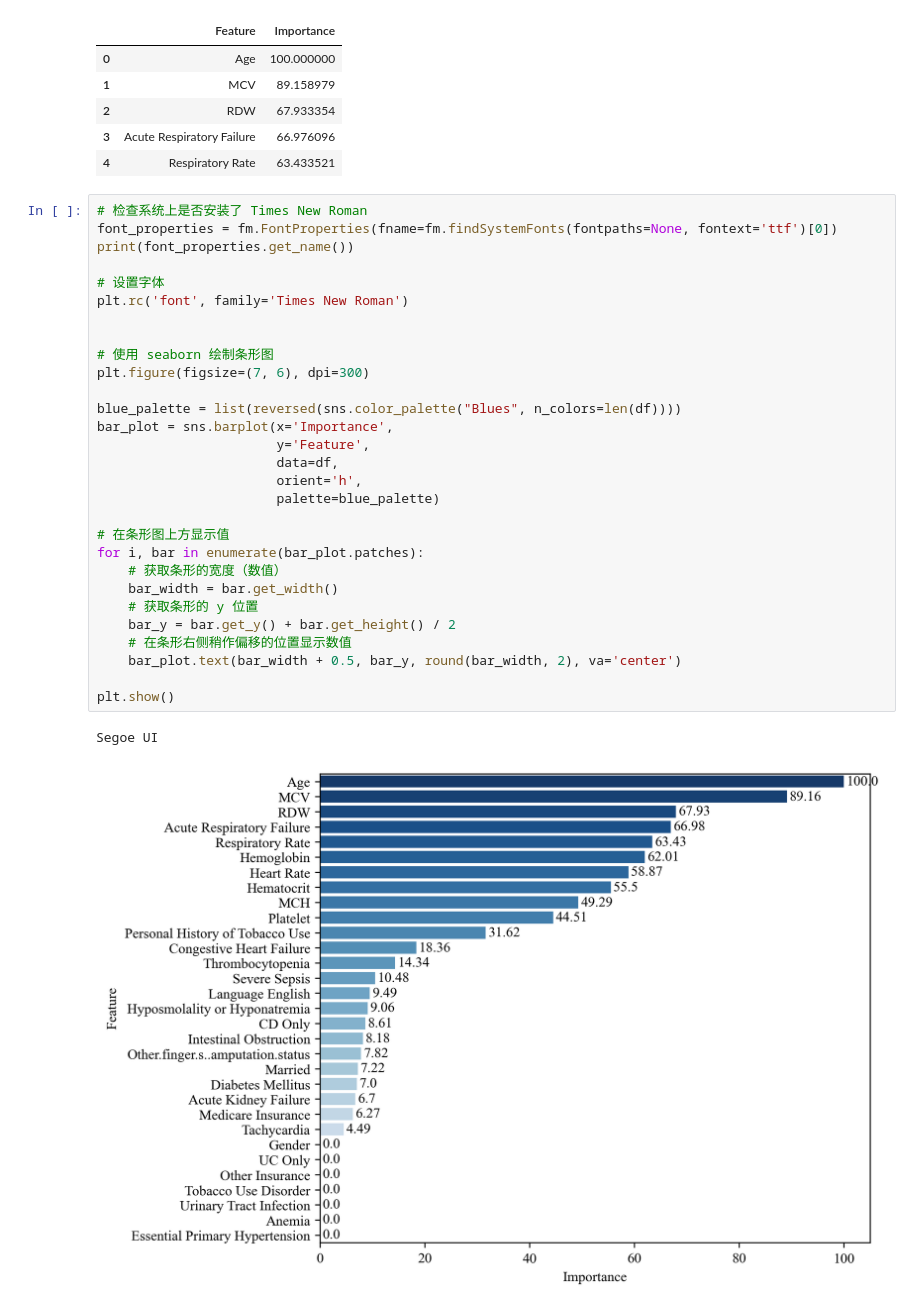
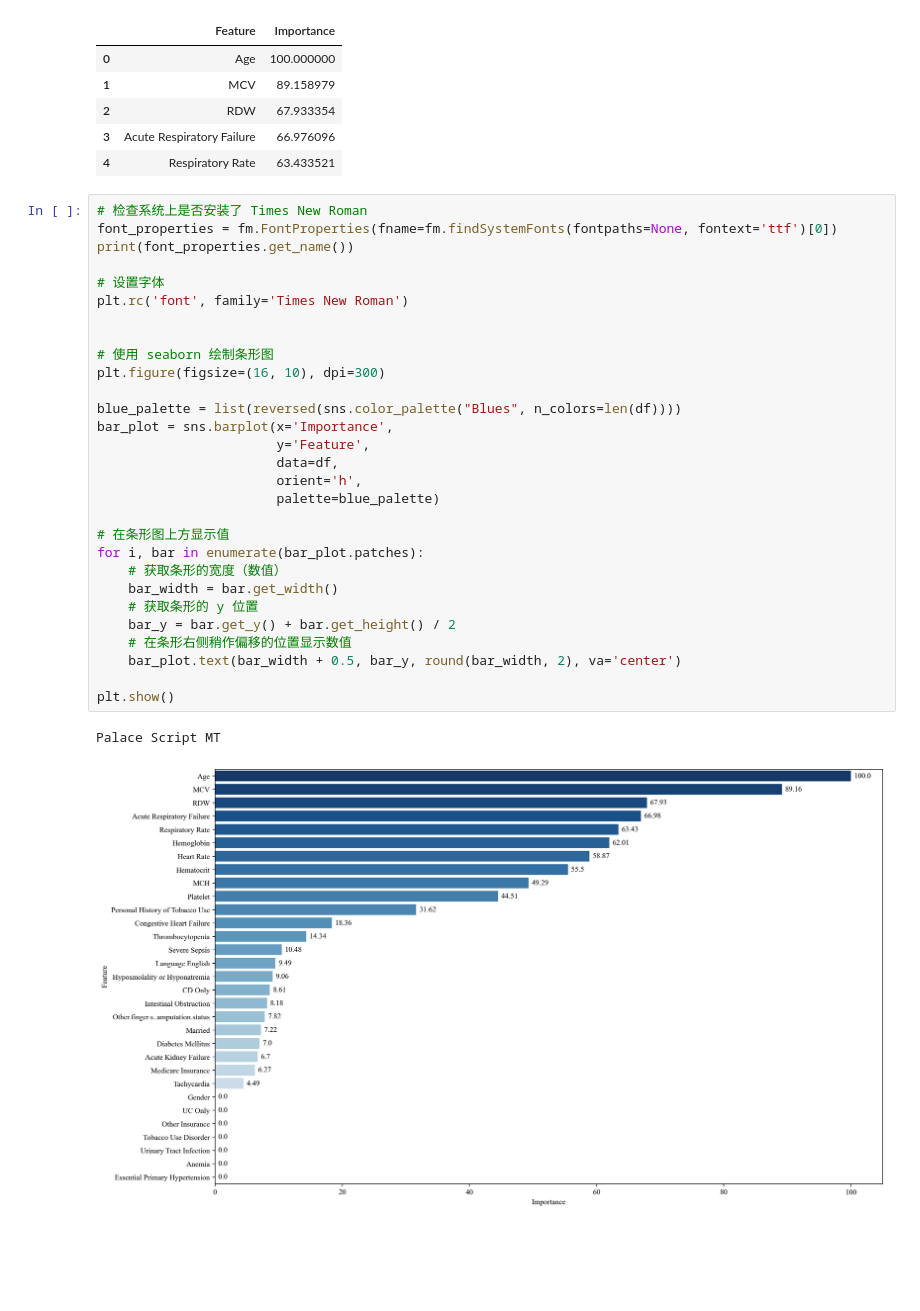
Before and after one commit to sitdownkevin/IBD-EDA, a Jupyter notebook: aes/draw.ipynb, the cells around one changed output. Drawn from its saved outputs; the diff is of its cells as text; blank space fills up the shorter version.

```diff
--- a/aes/draw.ipynb
+++ b/aes/draw.ipynb
@@ -17,32 +17,32 @@ df.head()
 # %%
 # 检查系统上是否安装了 Times New Roman
 font_properties = fm.FontProperties(fname=fm.findSystemFonts(fontpaths=None, fontext='ttf')[0])
 print(font_properties.get_name())
 
 # 设置字体
 plt.rc('font', family='Times New Roman')
 
 
 # 使用 seaborn 绘制条形图
-plt.figure(figsize=(7, 6), dpi=300)
+plt.figure(figsize=(16, 10), dpi=300)
 
 blue_palette = list(reversed(sns.color_palette("Blues", n_colors=len(df))))
 bar_plot = sns.barplot(x='Importance',
                        y='Feature',
                        data=df,
                        orient='h',
                        palette=blue_palette)
 
 # 在条形图上方显示值
 for i, bar in enumerate(bar_plot.patches):
     # 获取条形的宽度（数值）
     bar_width = bar.get_width()
     # 获取条形的 y 位置
     bar_y = bar.get_y() + bar.get_height() / 2
     # 在条形右侧稍作偏移的位置显示数值
     bar_plot.text(bar_width + 0.5, bar_y, round(bar_width, 2), va='center')
 
 plt.show()
 # %% [output]
-Segoe UI
+Palace Script MT
-[figure, old version]
+[figure, new version]
```
